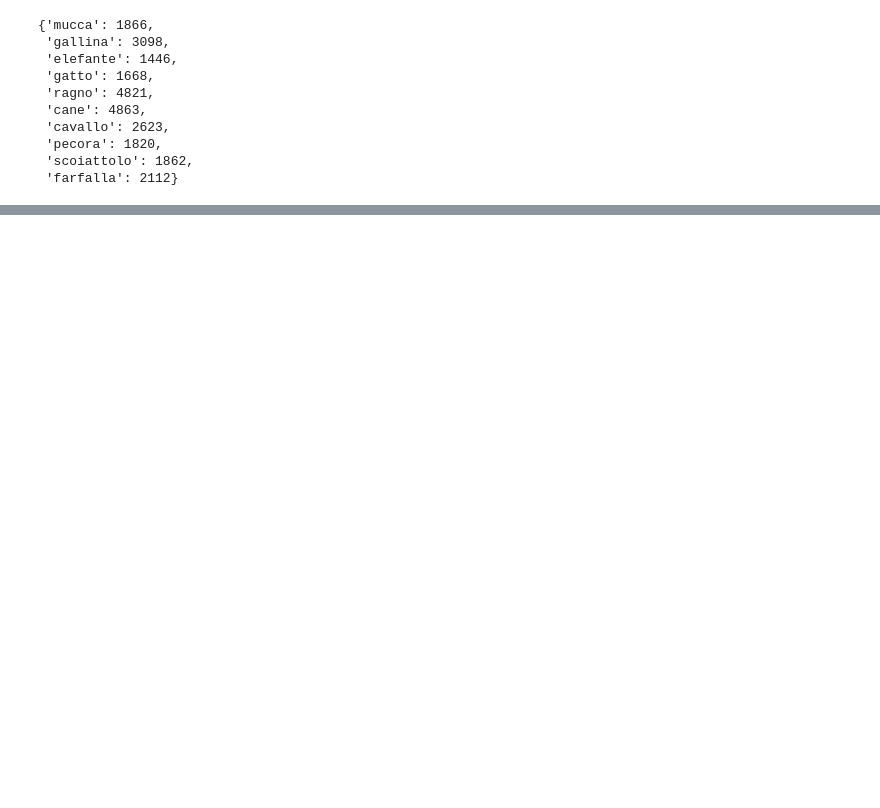
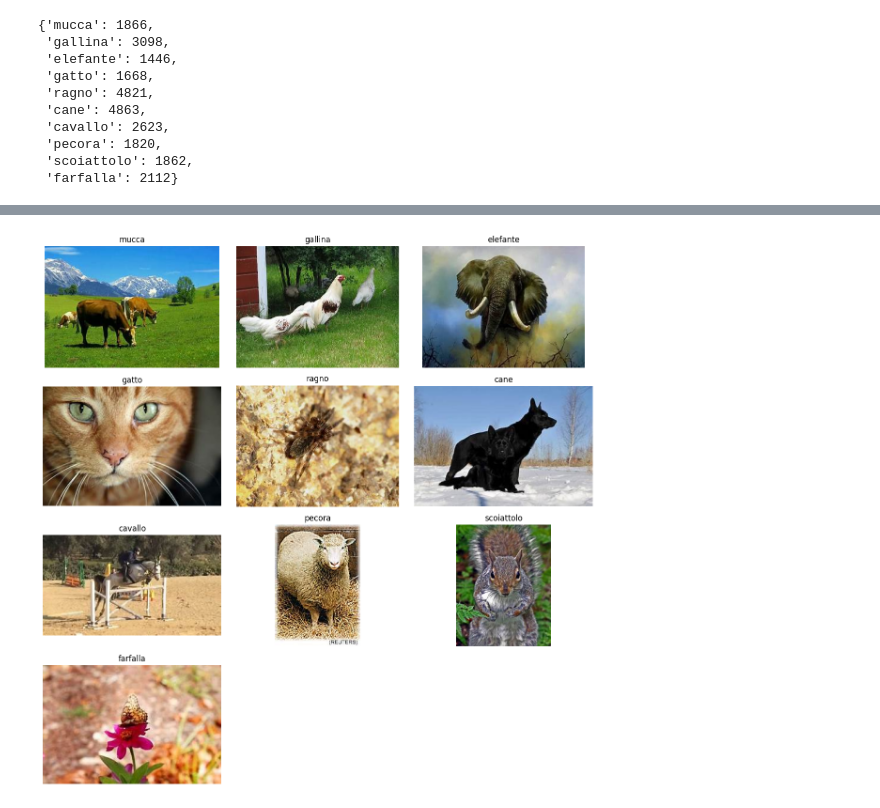
Before and after one commit to LLAES07/animal_clasificacion, a Jupyter notebook: main.ipynb, the cells around one changed output, grey strips where cells are left out. Saved outputs shown, nothing was run; the diff lists cells and outputs as text; code cells hidden in the pictures; blank space fills up the shorter version.

```diff
--- a/main.ipynb
+++ b/main.ipynb
@@ -49,0 +51,11 @@ plt.show()
+# %%
+new_data = {}
+
+cantidad_fotos = {}
+
+for folder in os.listdir(IMG_DIRECTORY):
+    imagenes = list((IMG_DIRECTORY / folder).iterdir())[:2000]
+    len_images = len(imagenes)
+    cantidad_fotos[folder]= len_images
+    if imagenes:
+        new_data[folder] = imagenes
@@ -49,0 +75,25 @@ plt.show()
+# %%
+first_item = { key:new_data[key][0] for i, (key, value) in enumerate(new_data.items())}
+# %%
+from PIL import Image
+
+fig, axes = plt.subplots(4, 3, figsize=(12, 12))
+translate = {"cane": "dog", "cavallo": "horse", "elefante": "elephant", "farfalla": "butterfly", "gallina": "chicken", "gatto": "cat", "mucca": "cow", "pecora": "sheep", "scoiattolo": "squirrel", "dog": "cane", "cavallo": "horse", "elephant" : "elefante", "butterfly": "farfalla", "chicken": "gallina", "cat": "gatto", "cow": "mucca", "spider": "ragno", "squirrel": "scoiattolo"}
+
+
+axes = axes.flatten()
+
+
+for i, (clase, path) in enumerate(first_item.items()):
+    img = Image.open(path)
+    axes[i].imshow(img)
+    axes[i].set_title(clase, fontsize=12)
+    axes[i].axis('off')
+
+for j in range(i+1,len(axes)):
+    axes[j].axis('off')
+
+plt.tight_layout()
+plt.show()
+# %% [output]
+[figure, added]
```
Also changed, not shown: parts of 2 cells of this notebook.
